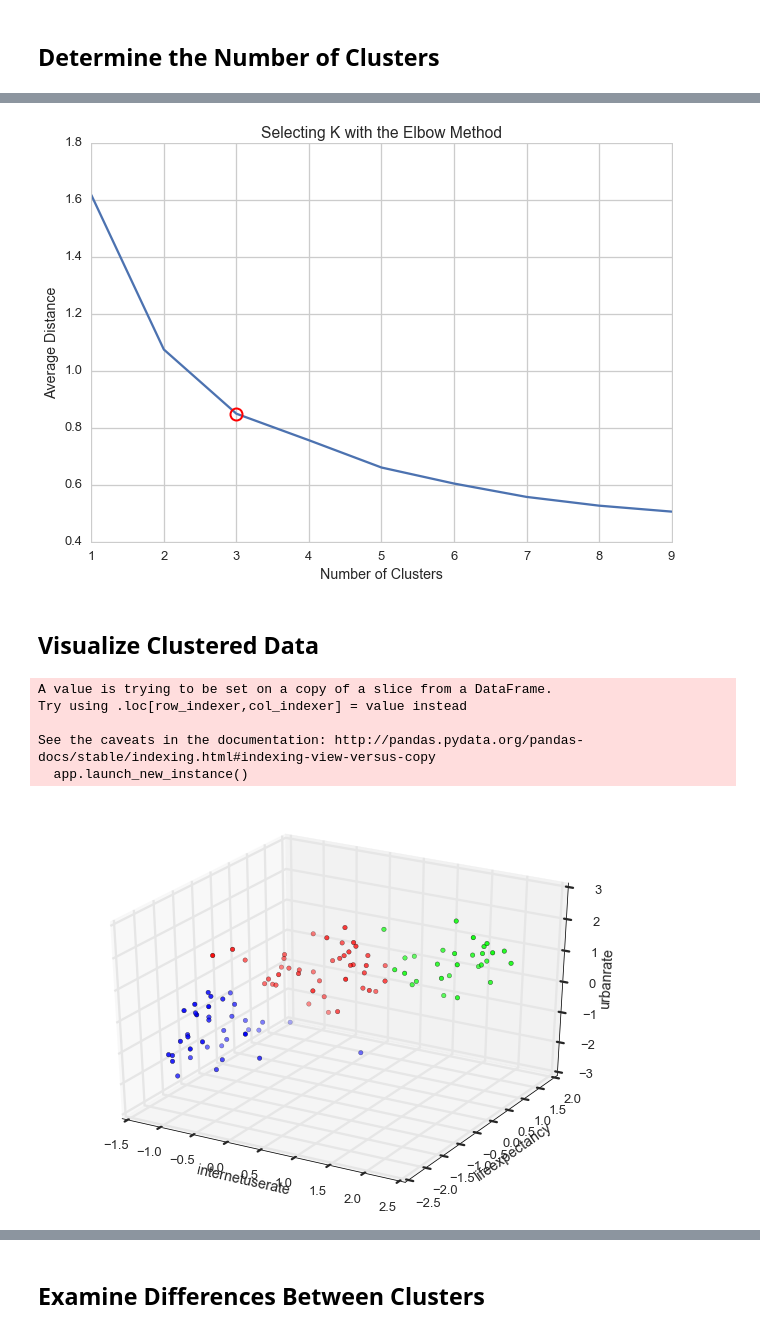
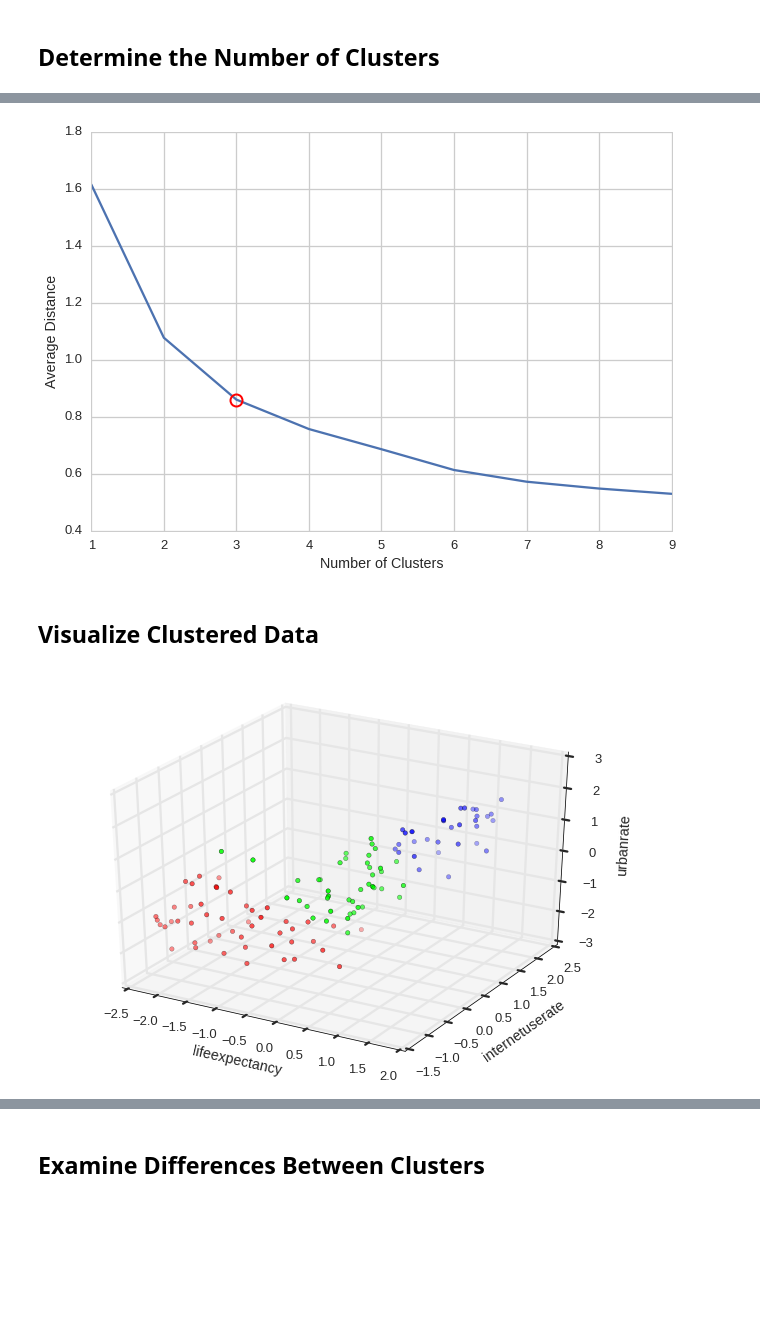
Before and after one commit to ArutyunSargsyan/democracy-and-economic-well-being, a Jupyter notebook: Machine Learning for Data Analysis/Week 4 Assignment.ipynb, the cells around one changed output, grey strips where cells are left out. Saved outputs shown, nothing was run; the diff lists cells and outputs as text; code cells hidden in the pictures; blank space fills up the shorter version.

Commit message:
Update to week 4 assignment

```diff
--- a/Machine Learning for Data Analysis/Week 4 Assignment.ipynb
+++ b/Machine Learning for Data Analysis/Week 4 Assignment.ipynb
@@ -21,12 +21,16 @@ import seaborn as sns
 sns.set_style('whitegrid')
 sns.set_context('talk')
 
+# Eliminate false positive SettingWithCopyWarning
+pd.options.mode.chained_assignment = None
+
 # Make results reproducible
 np.random.seed(1234567890)
 
 df = pd.read_csv('gapminder.csv')
 
-variables = ['incomeperperson', 'polityscore', 'internetuserate', 'lifeexpectancy','urbanrate']
+variables = ['incomeperperson', 'lifeexpectancy', 'internetuserate','urbanrate']
+
 
 # convert to numeric format
 for variable in variables:
@@ -45,7 +52,6 @@ Size of study data
 ## Data Management
 # %%
 # Remove the first variable from the list since the target is derived from it
-variables.pop(0)
 variables.pop(0)
 
 # Center and scale data
@@ -53,7 +59,7 @@ for variable in variables:
     subset[variable]=preprocessing.scale(subset[variable].astype('float64'))
 
 features = subset[variables]
-targets = subset[['incomeperperson', 'polityscore']]
+targets = subset[['incomeperperson']]
 # %% [markdown]
 ### Split Data into Training and Test Sets
 # %%
@@ -84,7 +99,8 @@ for k in clusters:
     model=KMeans(n_clusters=k)
     model.fit(training_data)
     clusassign=model.predict(training_data)
-    meandist.append(sum(np.min(cdist(training_data, model.cluster_centers_, 'euclidean'), axis=1)) / training_data.shape[0])
+    dist = sum(np.min(cdist(training_data, model.cluster_centers_, 'euclidean'), axis=1))
+    meandist.append(dist / training_data.shape[0])
 
 # Visualize the elbow
 k = 3
@@ -97,34 +113,32 @@ ax.plot(clusters[(k-1)], meandist[(k-1)], marker='o', markersize=12,
 plt.grid(True)
 plt.xlabel('Number of Clusters')
 plt.ylabel('Average Distance')
-plt.title('Selecting K with the Elbow Method')
 plt.show()
 # %% [output]
-[figure, old version]
+[figure, new version]
 # %% [markdown]
 ## Visualize Clustered Data
 # %%
 model=KMeans(n_clusters=k)
 model.fit(training_data)
 training_data['cluster'] = model.labels_
 # Change Colors
 my_cmap = plt.cm.get_cmap('brg')
 my_cmap.set_under('w')
 
+x = training_data.iloc[:,0]
+y = training_data.iloc[:,1]
+z = training_data.iloc[:,2]
+
 fig = plt.figure()
 ax = fig.add_subplot(111, projection='3d')
-ax.scatter(training_data.iloc[:,0], training_data.iloc[:,1], training_data.iloc[:,2], c=training_data['cluster'], cmap=my_cmap)
-ax.set_xlabel(training_data.columns.values[0])
-ax.set_ylabel(training_data.columns.values[1])
-ax.set_zlabel(training_data.columns.values[2])
+ax.scatter(x, y, z, c=training_data['cluster'], cmap=my_cmap)
+ax.set_xlabel(training_data.columns.values[0], labelpad=15)
+ax.set_ylabel(training_data.columns.values[1], labelpad=15)
+ax.set_zlabel(training_data.columns.values[2], labelpad=15)
 plt.show()
 # %% [output]
-A value is trying to be set on a copy of a slice from a DataFrame.
-Try using .loc[row_indexer,col_indexer] = value instead
-
-See the caveats in the documentation: http://pandas.pydata.org/pandas-docs/stable/indexing.html#indexing-view-versus-copy
-  app.launch_new_instance()
-[figure, old version]
+[figure, new version]
 # %%
 sns.pairplot(training_data, hue ='cluster');
 # %% [output]
```
Also changed, not shown: parts of 11 cells of this notebook, 1 other file.
